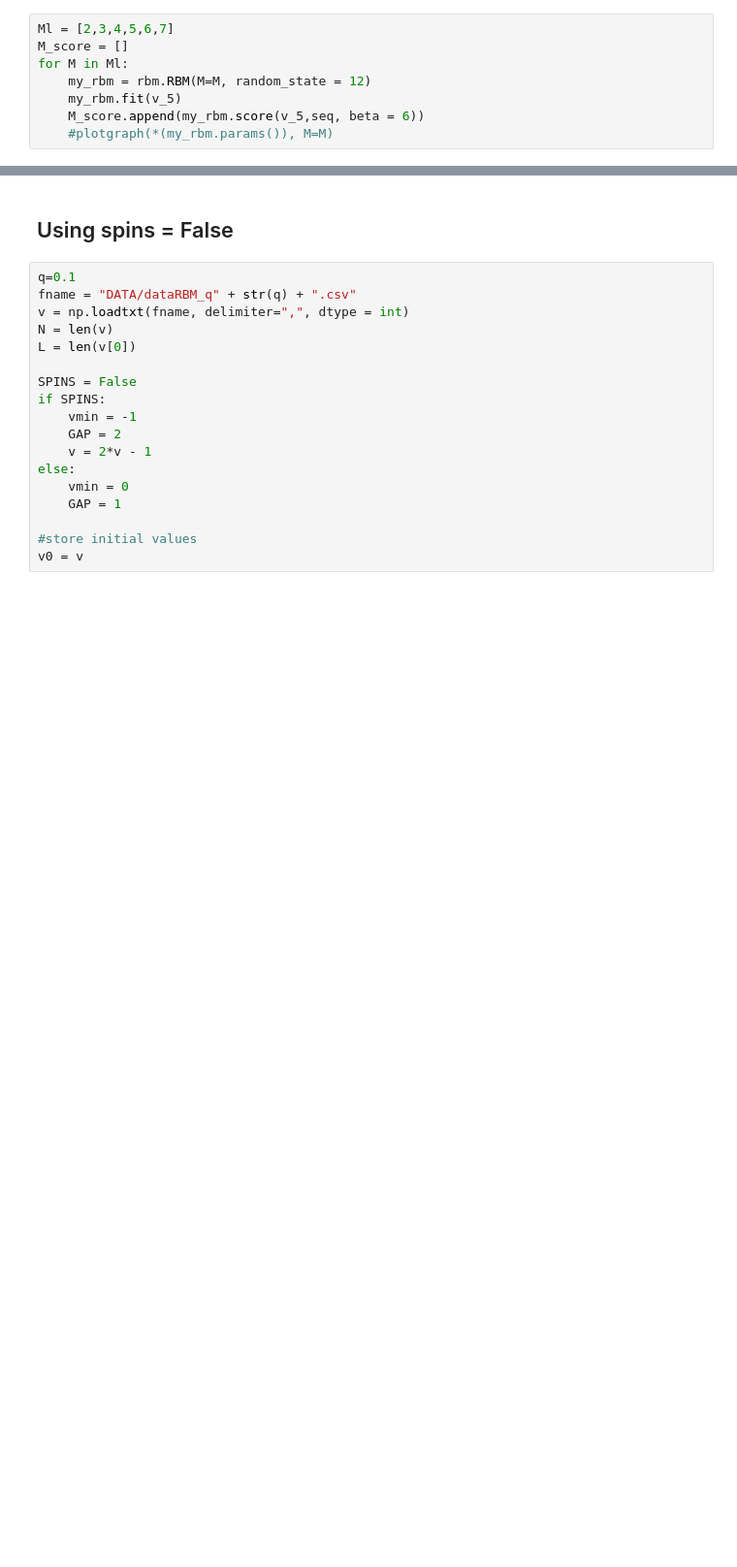
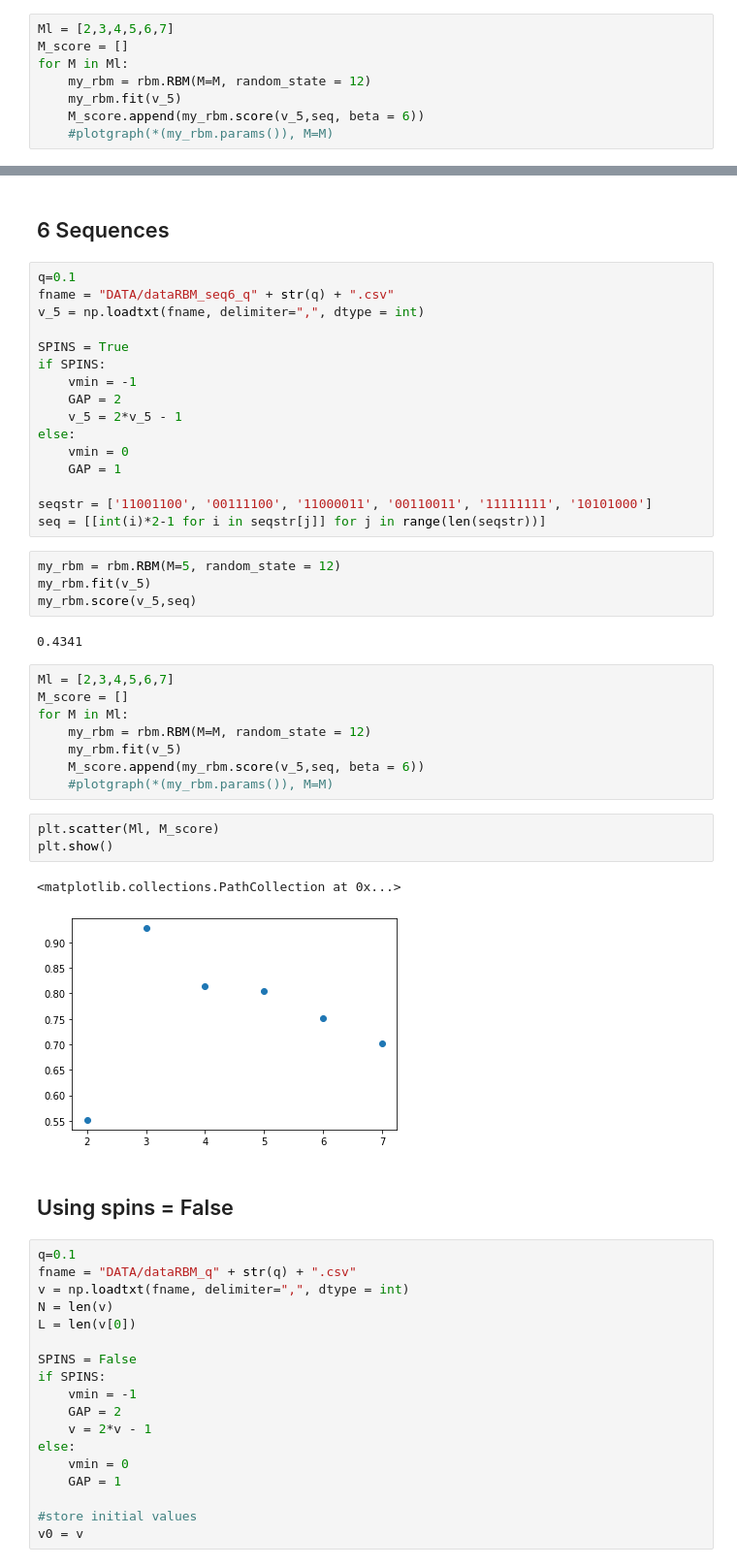
Before and after one commit to LorenzoBuriola/LoCP_moduleB, a Jupyter notebook: Week5/FPGheArt_exercise5.ipynb, the cells around one changed output, grey strips where cells are left out. Shown at 97% size. Saved outputs shown, nothing was run; the diff lists cells and outputs as text; blank space fills up the shorter version.

```diff
--- a/Week5/FPGheArt_exercise5.ipynb
+++ b/Week5/FPGheArt_exercise5.ipynb
@@ -221,3 +221,41 @@ plt.scatter(Ml, M_score)
+# %% [markdown]
+## 6 Sequences
+# %%
+q=0.1
+fname = "DATA/dataRBM_seq6_q" + str(q) + ".csv"
+v_5 = np.loadtxt(fname, delimiter=",", dtype = int)
+
+SPINS = True
+if SPINS:
+    vmin = -1
+    GAP = 2
+    v_5 = 2*v_5 - 1
+else:
+    vmin = 0
+    GAP = 1
+
+seqstr = ['11001100', '00111100', '11000011', '00110011', '11111111', '10101000']
+seq = [[int(i)*2-1 for i in seqstr[j]] for j in range(len(seqstr))]
+# %%
+my_rbm = rbm.RBM(M=5, random_state = 12)
+my_rbm.fit(v_5)
+my_rbm.score(v_5,seq)
+# %% [output]
+0.4341
+# %%
+Ml = [2,3,4,5,6,7]
+M_score = []
+for M in Ml:
+    my_rbm = rbm.RBM(M=M, random_state = 12)
+    my_rbm.fit(v_5)
+    M_score.append(my_rbm.score(v_5,seq, beta = 6))
+    #plotgraph(*(my_rbm.params()), M=M)
+# %%
+plt.scatter(Ml, M_score)
+plt.show()
+# %% [output]
+<matplotlib.collections.PathCollection at 0x...>
+[figure, added]
 # %% [markdown]
 ## Using spins = False
 # %%
```
Also changed, not shown: parts of 2 cells of this notebook, 17 other files.
